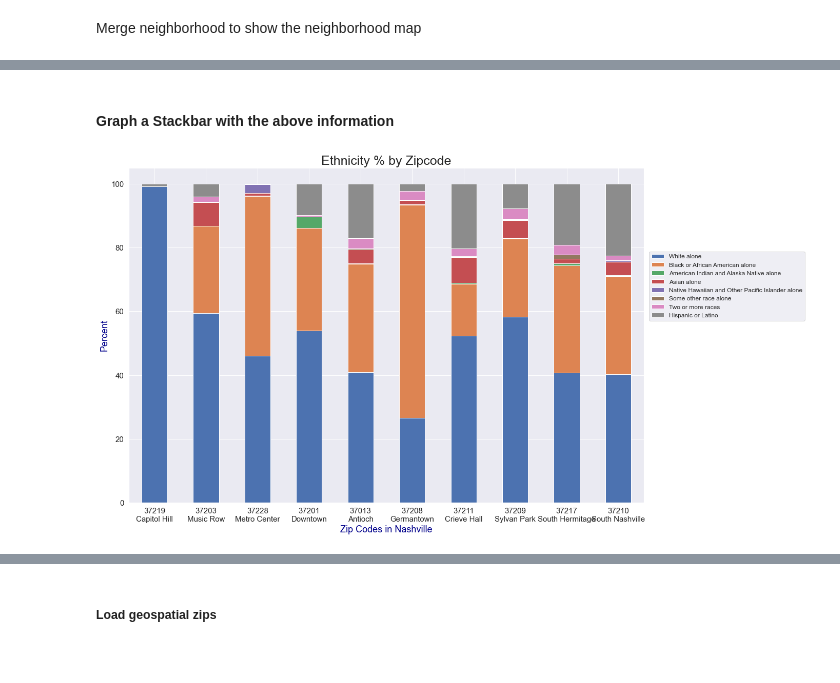
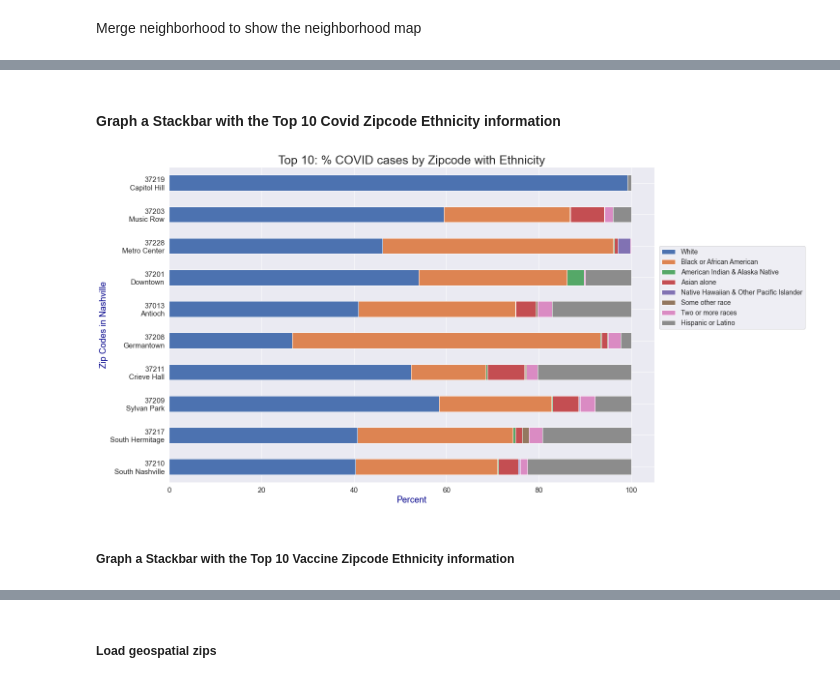
Before and after one commit to Engu12/nash-covid-cases-vaccines-honky_tonkin, a Jupyter notebook: notebook/EDA2.ipynb, the cells around one changed output, grey strips where cells are left out. Drawn from its saved outputs; the diff is of its cells as text; code cells hidden in the pictures.

Commit message:
added second bar graph

```diff
--- a/notebook/EDA2.ipynb
+++ b/notebook/EDA2.ipynb
@@ -532,7 +549,7 @@ topten_zip
 ##### Drop the Cases, vaccines, population, perc_cases, perc_vacc columns in a new data frame to create a stack bar of ethnicity
 # %%
 # Copy all rows and the selective columns by index numbers
-stackbar = topten_zip.iloc[:,[0,6,7,8,9,10,11,12,13]]
+stackbar = topten_zip.iloc[[9,8,7,6,5,4,3,2,1,0],[0,6,7,8,9,10,11,12,13]]
 stackbar
 # %% [output]
 |  | zip | White alone | Black or African American alone | American Indian and Alaska Native... | Asian alone | Native Hawaiian and Other Pacific... | ... |
@@ -602,6 +670,9 @@ stack_bar['zip1']= stack_bar['zip']+ "\n" + stack_bar['neighborhood']
 stack_bar = stack_bar.drop(columns='zip')
 # %%
 # Rename Zip column after dropping the original column
-stack_bar = stack_bar.rename(columns={'zip1':'zip'})
+stack_bar = stack_bar.rename(columns={'zip1':'zip','White alone':'White','Black or African American alone':'Black or African American',
+                                     'American Indian and Alaska Native alone':'American Indian & Alaska Native',
+                                    'Some other race alone':'Some other race',
+                                      'Native Hawaiian and Other Pacific Islander alone':'Native Hawaiian & Other Pacific Islander'})
 stack_bar
 # %% [output]
@@ -619,17 +715,19 @@ stack_bar
 # %% [markdown]
-#### Graph a Stackbar with the above information
+#### Graph a Stackbar with the Top 10 Covid Zipcode Ethnicity information
 # %%
-sns.set()
-sns.set_context({"figure.figsize":(18,12)})
+# sns.set()
+# sns.set_context({"figure.figsize":(18,12)})
 
-stack_bar.set_index('zip').plot(kind='bar',stacked=True,)
-plt.title("Ethnicity % by Zipcode", size = 25)
-plt.ylabel("Percent",size =18, color='darkblue')
+stack_bar.set_index('zip').plot(kind='barh',stacked=True,)
+plt.title("Top 10: % COVID cases by Zipcode with Ethnicity", size = 25)
+plt.xlabel("Percent",size =18, color='darkblue')
 plt.yticks(fontsize=15)
 plt.xticks(fontsize=15, rotation=0)
-plt.xlabel("Zip Codes in Nashville",size =18, color='darkblue')
-plt.legend(bbox_to_anchor=(1.01, 0.75), loc=2,  prop={"size":12}, borderaxespad=0.)
+plt.ylabel("Zip Codes in Nashville",size =18, color='darkblue')
+plt.legend(bbox_to_anchor=(1.01, 0.75), loc=2,  prop={"size":14}, borderaxespad=0.)
 
 plt.savefig('new_population_ethnicity.png',transparent=True)
 # %% [output]
-[figure, old version]
+[figure, new version]
+# %% [markdown]
+##### Graph a Stackbar with the Top 10 Vaccine Zipcode Ethnicity information
```
Also changed, not shown: parts of 44 cells of this notebook, 5 other files.
